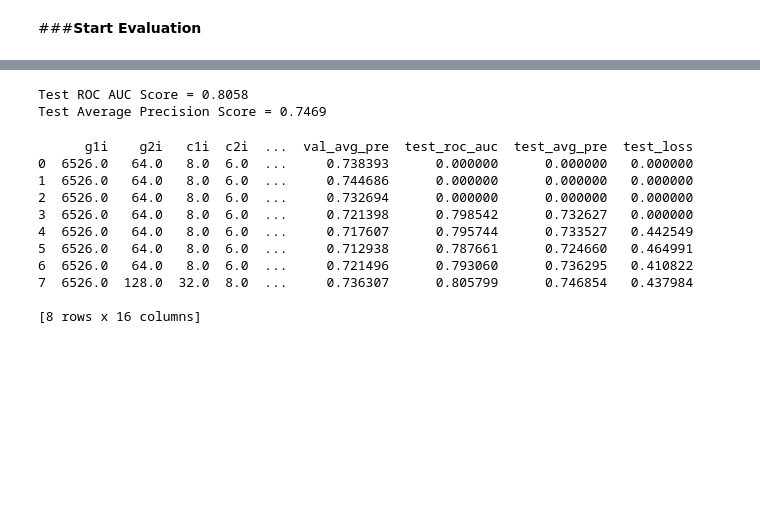
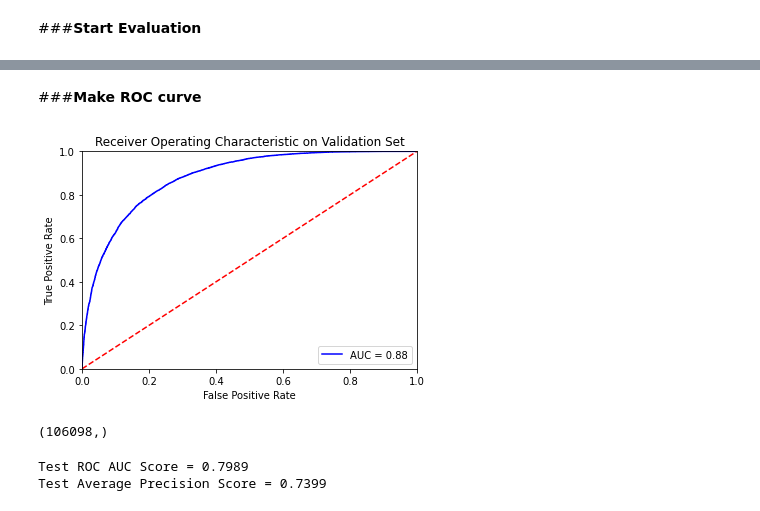
Before and after one commit to deepakshb/dsl2020-ppis, a Jupyter notebook: PPI_Yeast_Implementation.ipynb, the cells around one changed output, grey strips where cells are left out. Drawn from its saved outputs; the diff is of its cells as text; code cells hidden in the pictures; blank space fills up the shorter version.

Commit message:
updated code for roc_curve

```diff
--- a/PPI_Yeast_Implementation.ipynb
+++ b/PPI_Yeast_Implementation.ipynb
@@ -132,7 +129,7 @@ graph_test, examples_test, link_labels_test = es_test.train_test_split(p=0.1, me
 # %%
 es_train = EdgeSplitter(graph_test, G)
 graph_train, examples_train, link_labels_train = es_train.train_test_split(
-    p=0.7, method="local")
+    p=0.7, method="global")
 examples_train,examples_val, link_labels_train, link_label_val = train_test_split(examples_train,link_labels_train,test_size=0.033)
 # %% [output]
 ** Sampled 334212 positive and 334212 negative edges. **
@@ -231,7 +221,7 @@ def create_model_and_train(lr,batch_size,n_hidden,hidden_layer_dim):
       'hidden_layer_dim':list(np.full((n_epochs,),hidden_layer_dim))
   }
 
-
+  sigm_val_pred = []
   for epoch in range(n_epochs):
     eval_report['epochs'].append(epoch+1)
     t = time.time()
@@ -244,16 +234,18 @@ def create_model_and_train(lr,batch_size,n_hidden,hidden_layer_dim):
       #print("Step {}/{}......".format(i+1,))
       pairs, edges = data
       pairs = Variable(pairs).cuda()
-      edges = Variable(edges).cuda()
+      edges = Variable(edges.float()).cuda()
 
       optimizer.zero_grad()
       loss, pred = model.predict(g.to(device),torch.FloatTensor(features).cuda(), pairs, edges)
       loss.backward()
       optimizer.step()
 
-      pred = F.log_softmax(pred, dim=1)
+      #pred = F.log_softmax(pred, dim=1)
+
       pred = pred.detach().to("cpu").numpy()
-      pred = np.argmax(pred, axis=1)
+      pred = 1*(pred>0.25)
+      #pred = np.argmax(pred, axis=1)
       y_pred = []
       y_pred = np.append(y_pred, pred)
       train_roc = roc_auc_score(edges.detach().to("cpu").numpy(), y_pred)
@@ -271,10 +263,12 @@ def create_model_and_train(lr,batch_size,n_hidden,hidden_layer_dim):
     #validation scores
     val_loss, val_pred = model.predict(g.to(device),torch.FloatTensor(features).cuda(),
                                       torch.tensor(examples_val).cuda(),
-                                      torch.tensor(link_label_val).cuda())
-    val_pred = F.log_softmax(val_pred, dim=1)
+                                      torch.FloatTensor(link_label_val).cuda())
+    #val_pred = F.log_softmax(val_pred, dim=1)
     val_pred = val_pred.detach().to("cpu").numpy()
-    val_pred = np.argmax(val_pred, axis=1)
+    sigm_val_pred = val_pred
+    #val_pred = np.argmax(val_pred, axis=1)
+    val_pred = 1*(val_pred>0.25)
     val_y_pred = []
     val_y_pred = np.append(val_y_pred, val_pred)
     val_roc = roc_auc_score(link_label_val, val_y_pred)
@@ -288,5 +282,5 @@ def create_model_and_train(lr,batch_size,n_hidden,hidden_layer_dim):
 
     print("\repoch = {}/{} - loss = {:.4f} roc_auc_score = {:.4f} val_loss = {:.4f} val_roc_auc_score = {:.4f} val_avg_precision = {:.4f} time= {:.5f}"
     .format(epoch+1,n_epochs,loss,train_roc,val_loss,val_roc,val_ap, time.time()-t),end='',flush=False)
-  return eval_report
+  return model,eval_report,sigm_val_pred
 # %%
@@ -357,0 +318,4 @@ epoch = 20/20 - loss = 0.5293 roc_auc_score = 0.7199 val_loss = 0.5815 val_roc_a
+# %%
+batch_s = 256
+model,eval_report,sigmoid_val_pred = create_model_and_train(lr=0.01,batch_size=batch_s,n_hidden=256,hidden_layer_dim=16)
+#append_to_csv(eval_report)
@@ -357,0 +327,2 @@ epoch = 20/20 - loss = 0.5293 roc_auc_score = 0.7199 val_loss = 0.5815 val_roc_a
+# %% [markdown]
+###**Make ROC curve**
@@ -357,0 +332,18 @@ epoch = 20/20 - loss = 0.5293 roc_auc_score = 0.7199 val_loss = 0.5815 val_roc_a
+# %%
+def plot_roc_curve(y_true,y_pred):
+  fpr, tpr, thresholds = roc_curve(y_true,y_pred, pos_label=1)
+  auc_roc = auc(fpr, tpr)
+
+  plt.title('Receiver Operating Characteristic on Validation Set')
+  plt.plot(fpr, tpr, 'b', label = 'AUC = %0.2f' % auc_roc)
+  plt.legend(loc = 'lower right')
+  plt.plot([0, 1], [0, 1],'r--')
+  plt.xlim([0, 1])
+  plt.ylim([0, 1])
+  plt.ylabel('True Positive Rate')
+  plt.xlabel('False Positive Rate')
+  plt.show()
+# %%
+plot_roc_curve(link_label_val,sigmoid_val_pred)
+# %% [output]
+[figure, added]
@@ -375,10 +368,15 @@ for i,Data in enumerate(test_loader):
 
     test_preds = np.append(test_preds, test_pred)
     test_true = np.append(test_true,labels_test)
+# %%
+test_pred_t.shape
+# %% [output]
+(106098,)
 # %%
-test_roc = roc_auc_score(test_true, test_preds)
-test_ap = average_precision_score(test_true,test_preds)
+test_pred_t = 1*(test_preds>0.5)
+test_roc = roc_auc_score(test_true, test_pred_t)
+test_ap = average_precision_score(test_true,test_pred_t)
 print("Test ROC AUC Score = {:.4f}\nTest Average Precision Score = {:.4f}".format(test_roc,test_ap))
 # %% [output]
-Test ROC AUC Score = 0.8058
-Test Average Precision Score = 0.7469
+Test ROC AUC Score = 0.7989
+Test Average Precision Score = 0.7399
@@ -410,14 +382,0 @@ df = df.append({
-# %%
-print(df)
-# %% [output]
-      g1i    g2i   c1i  c2i  ...  val_avg_pre  test_roc_auc  test_avg_pre  test_loss
-0  6526.0   64.0   8.0  6.0  ...     0.738393      0.000000      0.000000   0.000000
-1  6526.0   64.0   8.0  6.0  ...     0.744686      0.000000      0.000000   0.000000
-2  6526.0   64.0   8.0  6.0  ...     0.732694      0.000000      0.000000   0.000000
-3  6526.0   64.0   8.0  6.0  ...     0.721398      0.798542      0.732627   0.000000
-4  6526.0   64.0   8.0  6.0  ...     0.717607      0.795744      0.733527   0.442549
-5  6526.0   64.0   8.0  6.0  ...     0.712938      0.787661      0.724660   0.464991
-6  6526.0   64.0   8.0  6.0  ...     0.721496      0.793060      0.736295   0.410822
-7  6526.0  128.0  32.0  8.0  ...     0.736307      0.805799      0.746854   0.437984
-
-[8 rows x 16 columns]
```
Also changed, not shown: parts of 16 cells of this notebook.
